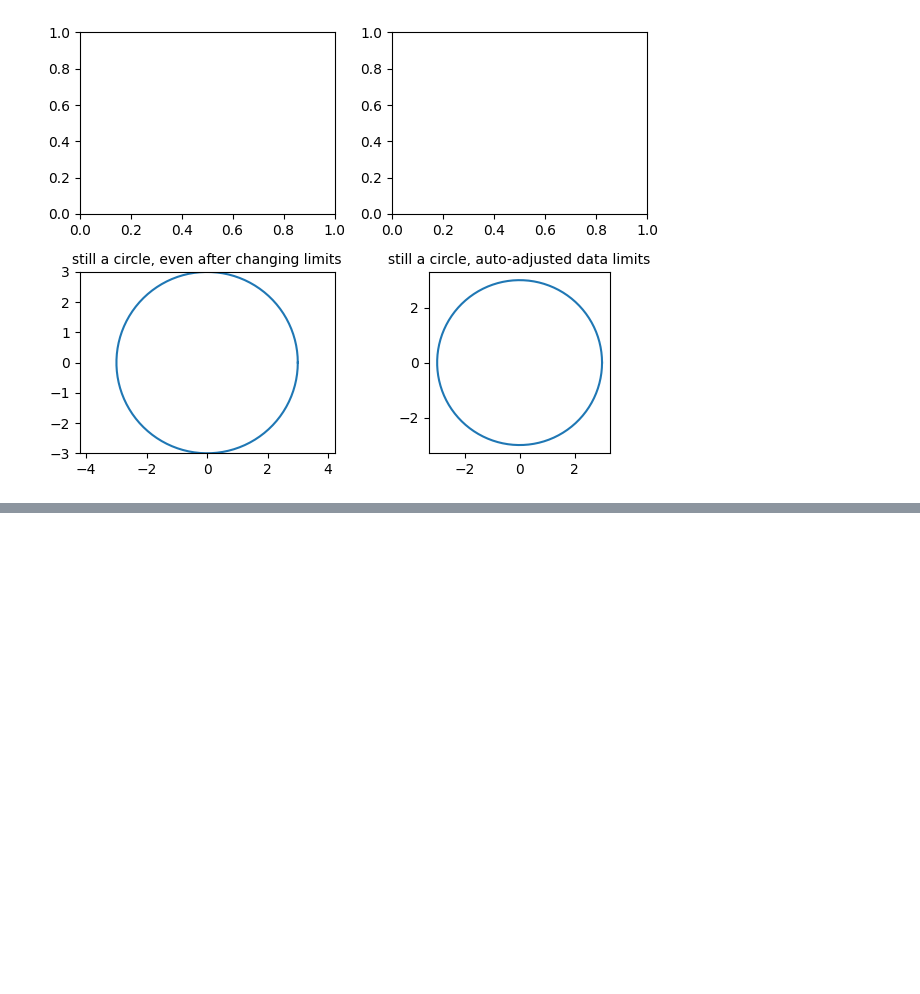
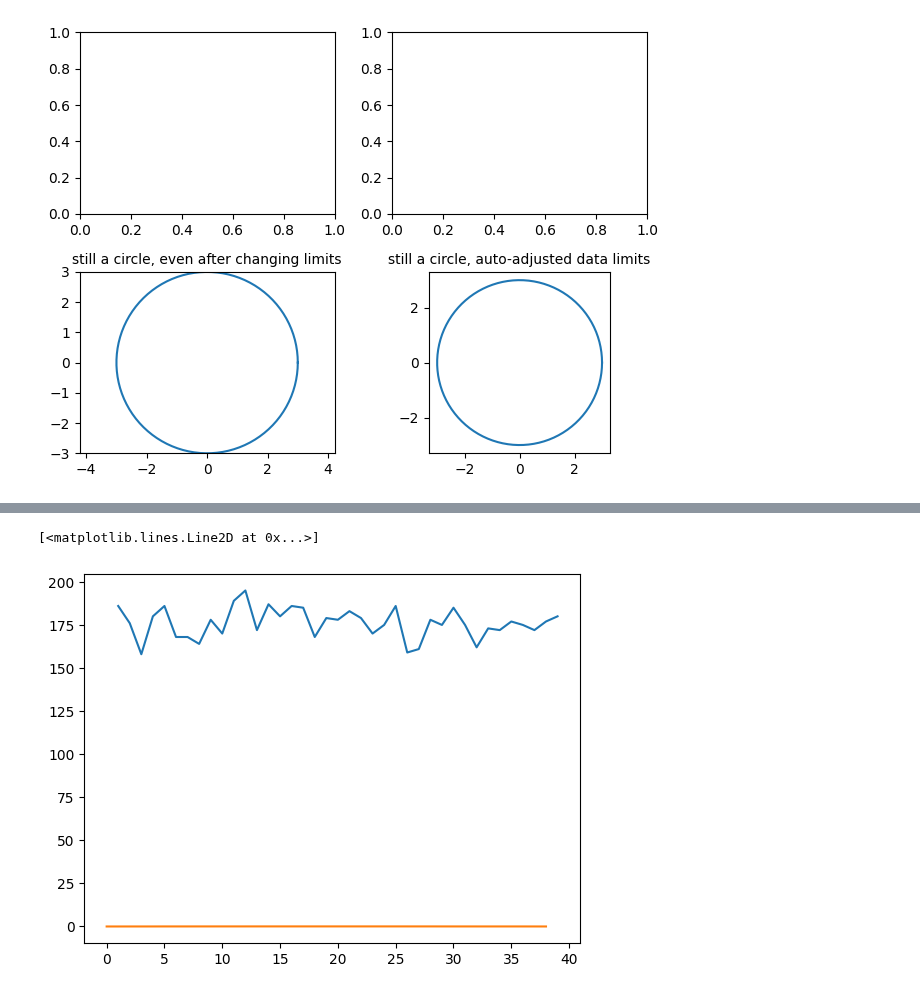
Before and after one commit to maartjevdhulst/p3-fastqc, a Jupyter notebook: website/scrips/test.ipynb, the cells around one changed output, grey strips where cells are left out. Cells and saved outputs as stored; diff of their text form; code cells hidden in the pictures; blank space fills up the shorter version.

```diff
--- a/website/scrips/test.ipynb
+++ b/website/scrips/test.ipynb
@@ -154,0 +251,31 @@ Ignoring fixed x limits to fulfill fixed data aspect with adjustable data limits
+# %%
+import numpy as np
+import scipy.stats as stats
+import matplotlib.pyplot as plt
+
+h = [186, 176, 158, 180, 186, 168, 168, 164, 178, 170, 189, 195, 172,
+     187, 180, 186, 185, 168, 179, 178, 183, 179, 170, 175, 186, 159,
+     161, 178, 175, 185, 175, 162, 173, 172, 177, 175, 172, 177, 180]
+c = [i+1 for i, num in enumerate(h)]
+df = pd.DataFrame(index=c, data=h)
+h.sort()
+hmean = np.mean(h)
+hstd = np.std(h)
+pdf = stats.norm(loc=hmean, scale=hstd).pdf(h)
+# print(pdf)
+plt.plot(df)
+plt.plot(pdf) # including h here is crucial
+
+# from numpy import random
+# import numpy as np
+#
+# a = [2,4,6,7,4,3,4,6]
+# mean = np.mean(a)
+# sd = np.std(a)
+#
+# x = random.normal(loc=mean, scale=sd, size=(2, 3))
+# # plt.plot(a, x)
+# print(x)
+# %% [output]
+[<matplotlib.lines.Line2D at 0x...>]
+[figure, added]
```
Also changed, not shown: parts of 8 cells of this notebook, 6 other files.
